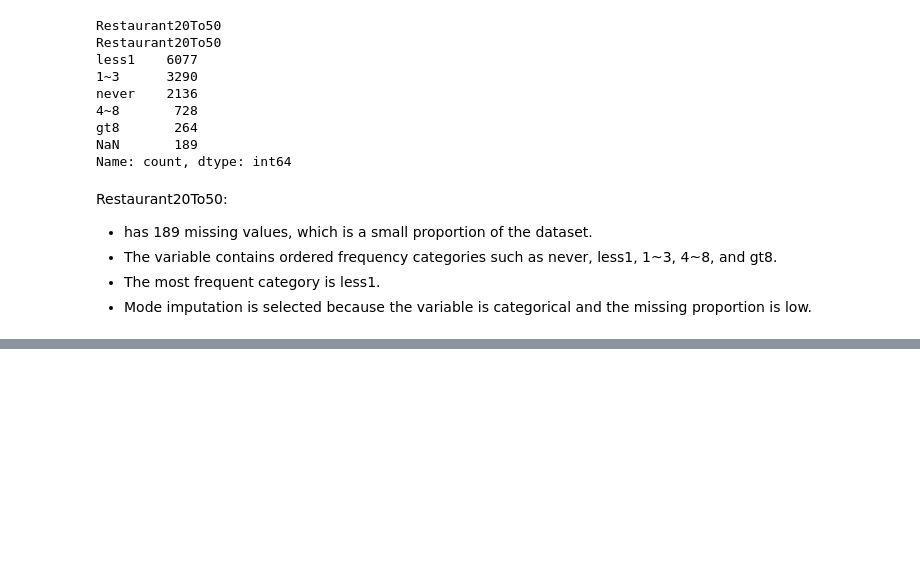
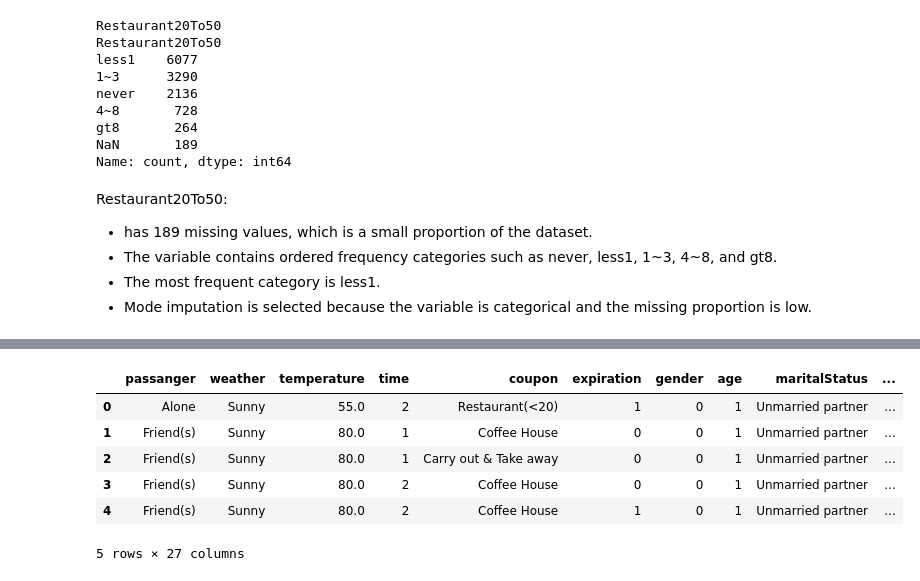
Before and after one commit to ChDXXX/IFN580-A1, a Jupyter notebook: Task1.ipynb, the cells around one changed output, grey strips where cells are left out. Saved outputs shown, nothing was run; the diff lists cells and outputs as text; code cells hidden in the pictures; blank space fills up the shorter version.

```diff
--- a/Task1.ipynb
+++ b/Task1.ipynb
@@ -262,0 +397,6 @@ array(['21', '46', '26', '31', '41', '50plus', '36', 'below21'],
+# %%
+gender_mapping = {
+    'Female': 0,
+    'Male': 1
+}
+df['gender'] = df['gender'].map(gender_mapping)
@@ -262,0 +407,6 @@ array(['21', '46', '26', '31', '41', '50plus', '36', 'below21'],
+# %%
+destination_encoded = pd.get_dummies(
+    df['destination'],
+    prefix='destination',
+    dtype=int
+)
@@ -262,0 +428,2 @@ array(['21', '46', '26', '31', '41', '50plus', '36', 'below21'],
+# %%
+df = pd.concat([df, destination_encoded], axis=1)
@@ -262,0 +432,10 @@ array(['21', '46', '26', '31', '41', '50plus', '36', 'below21'],
+# %%
+df.head()
+# %% [output]
+|  | passanger | weather | temperature | time | coupon | expiration | gender | age | maritalStatus | ... |
+| 0 | Alone | Sunny | 55.0 | 2 | Restaurant(<20) | 1 | 0 | 1 | Unmarried partner | ... |
+| 1 | Friend(s) | Sunny | 80.0 | 1 | Coffee House | 0 | 0 | 1 | Unmarried partner | ... |
+| 2 | Friend(s) | Sunny | 80.0 | 1 | Carry out & Take away | 0 | 0 | 1 | Unmarried partner | ... |
+| 3 | Friend(s) | Sunny | 80.0 | 2 | Coffee House | 0 | 0 | 1 | Unmarried partner | ... |
+| 4 | Friend(s) | Sunny | 80.0 | 2 | Coffee House | 1 | 0 | 1 | Unmarried partner | ... |
+5 rows × 27 columns
```
Also changed, not shown: parts of 52 cells of this notebook.
